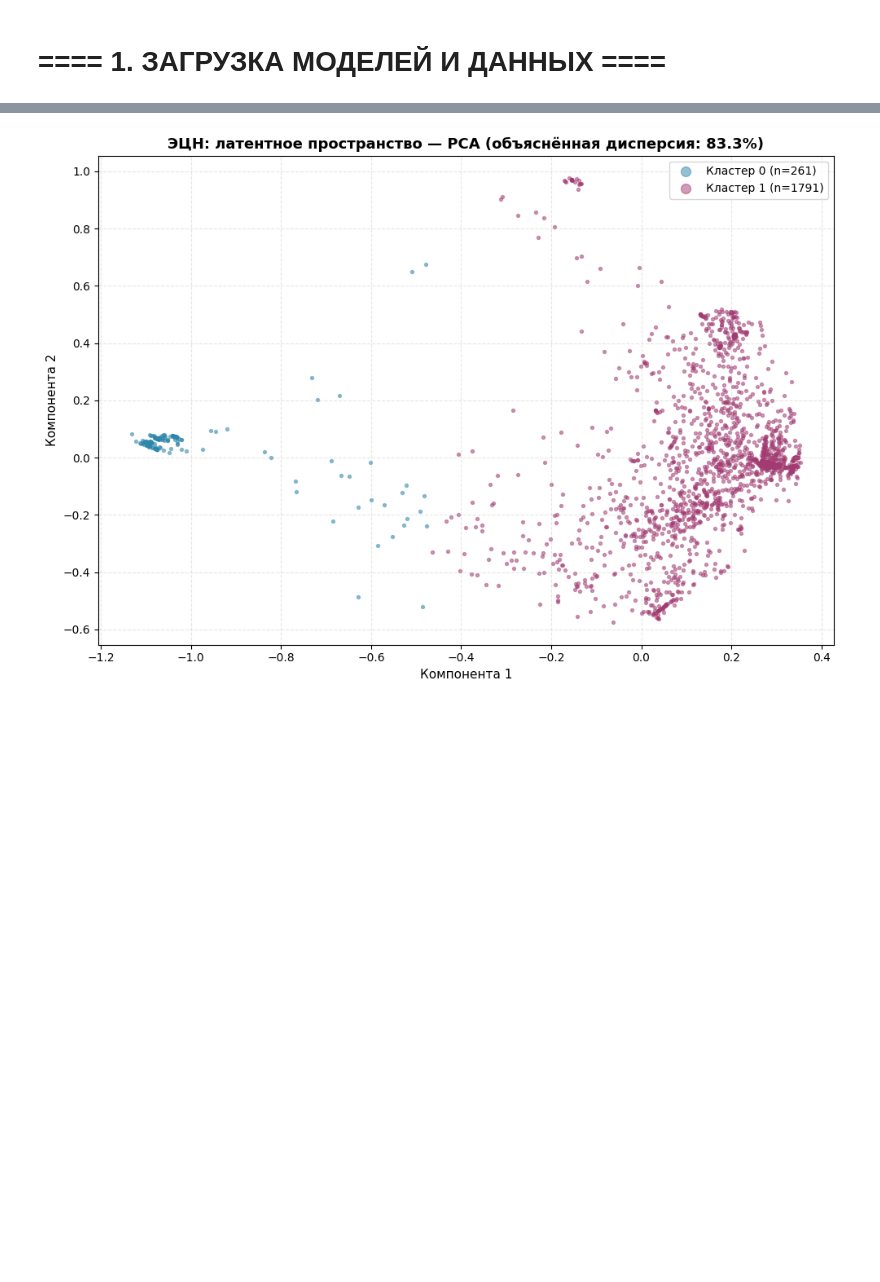
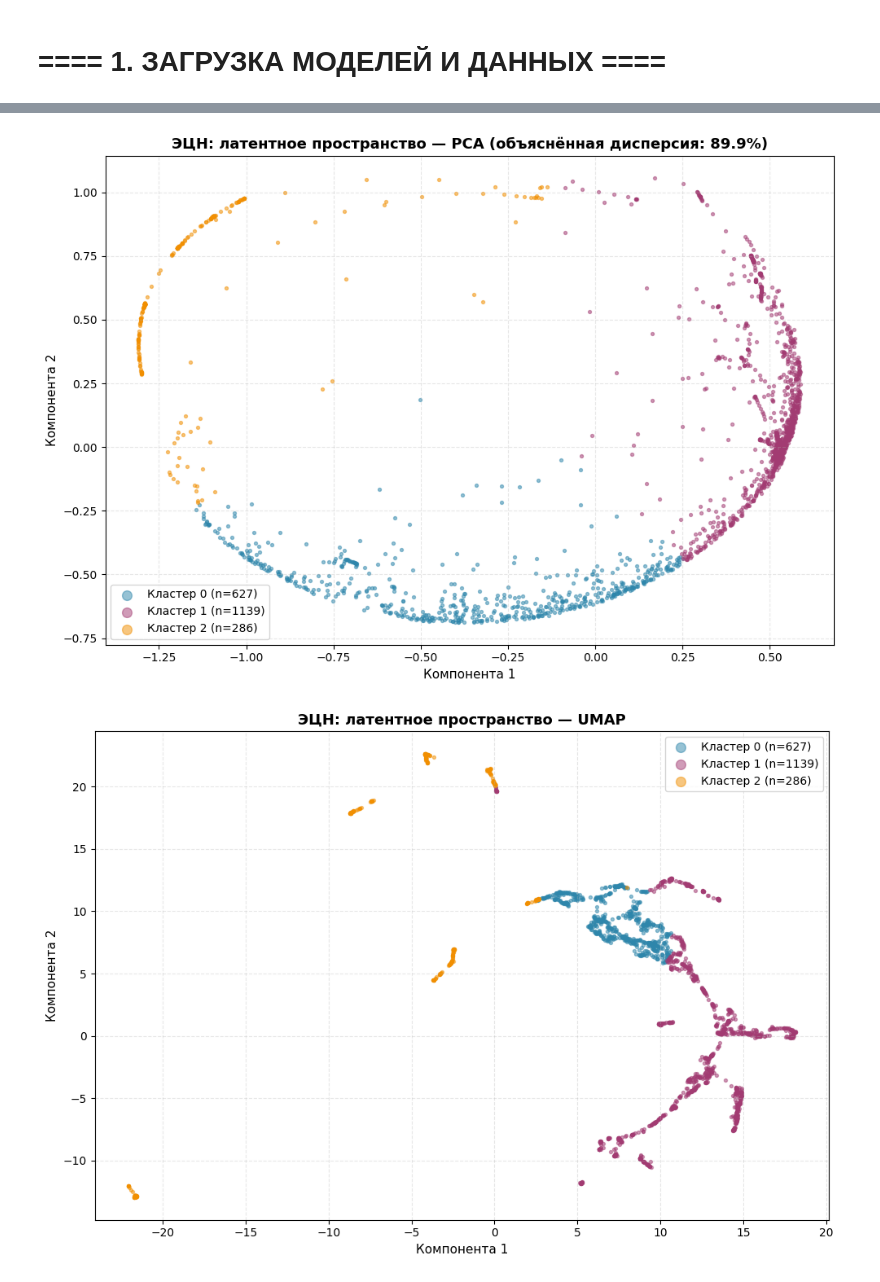
Before and after one commit to AlibekovAA/well_typification_latent, a Jupyter notebook: training/clustering.ipynb, the cells around one changed output, grey strips where cells are left out. Cells and saved outputs as stored; diff of their text form; code cells hidden in the pictures; blank space fills up the shorter version.

```diff
--- a/training/clustering.ipynb
+++ b/training/clustering.ipynb
@@ -329,33 +242,38 @@ logger.info("Латентные векторы L2-нормализованы")
 # %%
-def plot_elbow_silhouette(Z: np.ndarray, pump_type: str, k_range: range = range(2, 9)) -> None:
+def plot_elbow_silhouette(Z: np.ndarray, pump_type: str, k_range: range = range(2, 9)) -> int:
     inertias: list[float] = []
     silhouettes: list[float] = []
 
     for k in k_range:
-        km = KMeans(n_clusters=k, random_state=42, n_init=10)
+        km = KMeans(n_clusters=k, random_state=SEED, n_init=10)
         labels = km.fit_predict(Z)
         inertias.append(float(km.inertia_))
-        silhouettes.append(float(silhouette_score(Z, labels, sample_size=min(5000, len(Z)))))
+        silhouettes.append(float(silhouette_score(Z, labels, sample_size=min(5000, len(Z)), random_state=SEED)))
+
+    k_list = list(k_range)
+    best_k = k_list[int(np.argmax(silhouettes))]
 
     fig, (ax1, ax2) = plt.subplots(1, 2, figsize=(12, 4))
 
-    ax1.plot(list(k_range), inertias, marker="o", color=COLORS["primary"], linewidth=2)
+    ax1.plot(k_list, inertias, marker="o", color=COLORS["primary"], linewidth=2)
     ax1.set_title("Elbow (инерция)")
     ax1.set_xlabel("Число кластеров k")
     ax1.set_ylabel("Inertia")
 
-    ax2.plot(list(k_range), silhouettes, marker="o", color=COLORS["secondary"], linewidth=2)
+    ax2.plot(k_list, silhouettes, marker="o", color=COLORS["secondary"], linewidth=2)
+    ax2.axvline(x=best_k, color=COLORS["accent"], linestyle="--", linewidth=1.5, label=f"best k={best_k}")
     ax2.set_title("Silhouette Score")
     ax2.set_xlabel("Число кластеров k")
     ax2.set_ylabel("Silhouette")
+    ax2.legend()
 
     fig.suptitle(f"{pump_type}: подбор числа кластеров", fontsize=14, fontweight="bold")
     plt.tight_layout()
     plt.show()
     plt.close(fig)
 
-    best_k = list(k_range)[int(np.argmax(silhouettes))]
-    logger.info(f"{pump_type}: лучший k по silhouette = {best_k} ({max(silhouettes):.4f})")
+    logger.info(f"{pump_type}: лучший k по Silhouette = {best_k} ({max(silhouettes):.4f})")
+    return best_k
 # %%
-plot_elbow_silhouette(Z_ecn, "ЭЦН")
+N_CLUSTERS["ecn"] = plot_elbow_silhouette(Z_ecn, "ЭЦН")
 # %% [output]
@@ -364,3 +282,3 @@ plot_elbow_silhouette(Z_ecn, "ЭЦН")
 # %%
-plot_elbow_silhouette(Z_shgn, "ШГН")
+N_CLUSTERS["shgn"] = plot_elbow_silhouette(Z_shgn, "ШГН")
 # %% [output]
@@ -392,24 +310,29 @@ km_shgn, labels_shgn = fit_kmeans(Z_shgn, N_CLUSTERS["shgn"], "ШГН")
 # %%
 def _reduce_to_2d(Z: np.ndarray, method: str) -> tuple[np.ndarray, str]:
     if method == "PCA":
-        reducer = PCA(n_components=2, random_state=42)
+        reducer = PCA(n_components=2, random_state=SEED)
         Z_2d = np.asarray(reducer.fit_transform(Z))
         explained = float(reducer.explained_variance_ratio_.sum())
         return Z_2d, f"PCA (объяснённая дисперсия: {explained:.1%})"
 
-    reducer_umap = UMAP(n_components=2, random_state=42, n_neighbors=30, min_dist=0.1)
+    reducer_umap = UMAP(n_components=2, random_state=SEED, n_neighbors=30, min_dist=0.1)
     with warnings.catch_warnings():
         warnings.simplefilter("ignore", UserWarning)
         Z_2d = np.asarray(reducer_umap.fit_transform(Z))
     return Z_2d, "UMAP"
 
 
-def plot_latent_space(Z: np.ndarray, labels: np.ndarray, pump_type: str, method: str = "PCA") -> None:
+def plot_latent_space(
+    Z: np.ndarray,
+    labels: np.ndarray,
+    pump_type: str,
+    method: str = "PCA",
+) -> None:
     Z_2d, subtitle = _reduce_to_2d(Z, method)
-    n_clusters = len(np.unique(labels))
+    unique_labels = np.unique(labels)
 
     fig, ax = plt.subplots(figsize=(10, 7))
-    for k in range(n_clusters):
+    for k in unique_labels:
         mask = labels == k
         ax.scatter(
             Z_2d[mask, 0],
@@ -429,6 +352,9 @@ def plot_latent_space(Z: np.ndarray, labels: np.ndarray, pump_type: str, method:
     plt.show()
     plt.close(fig)
 # %%
-plot_latent_space(Z_ecn, labels_ecn, "ЭЦН", method="PCA")
+for pump_type, Z, labels in (("ЭЦН", Z_ecn, labels_ecn), ("ШГН", Z_shgn, labels_shgn)):
+    for method in ("PCA", "UMAP"):
+        plot_latent_space(Z, labels, pump_type, method)
 # %% [output]
-[figure, old version]
+[figure, new version]
+[figure, added]
```
Also changed, not shown: parts of 44 cells of this notebook, 18 other files.
